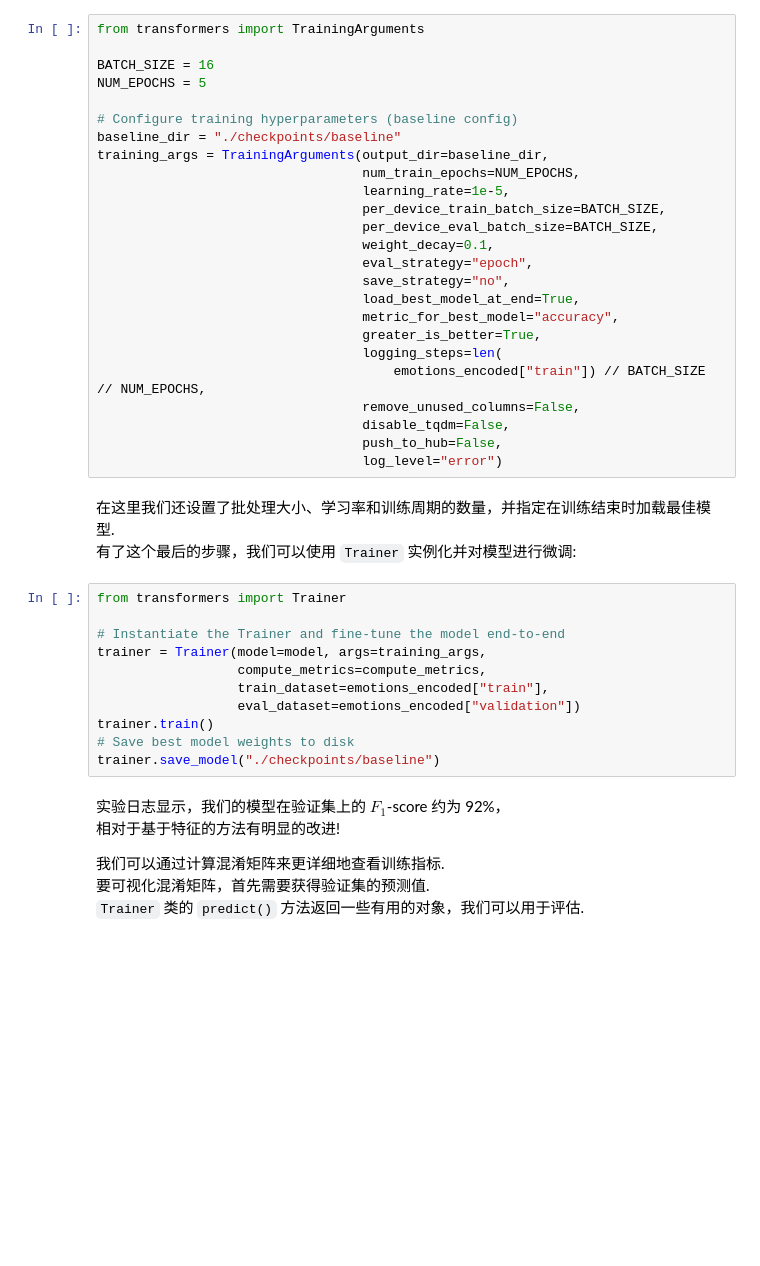
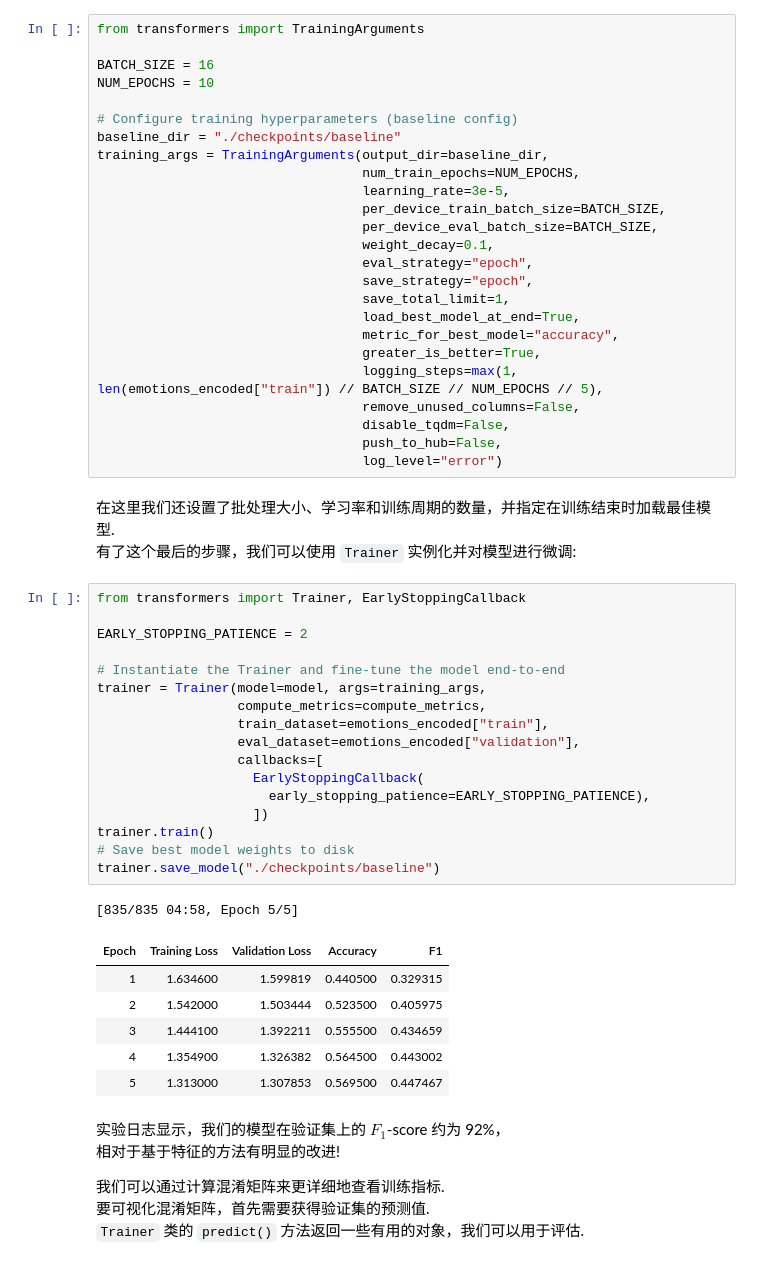
Before and after one commit to Snivallus/Introduction-to-AI-Project-02, a Jupyter notebook: project.ipynb, the cells around one changed output. Drawn from its saved outputs; the diff is of its cells as text; blank space fills up the shorter version.

```diff
--- a/project.ipynb
+++ b/project.ipynb
@@ -961,23 +973,23 @@ def compute_metrics(pred):
 from transformers import TrainingArguments
 
 BATCH_SIZE = 16
-NUM_EPOCHS = 5
+NUM_EPOCHS = 10
 
 # Configure training hyperparameters (baseline config)
 baseline_dir = "./checkpoints/baseline"
 training_args = TrainingArguments(output_dir=baseline_dir,
                                   num_train_epochs=NUM_EPOCHS,
-                                  learning_rate=1e-5,
+                                  learning_rate=3e-5,
                                   per_device_train_batch_size=BATCH_SIZE,
                                   per_device_eval_batch_size=BATCH_SIZE,
                                   weight_decay=0.1,
                                   eval_strategy="epoch",
-                                  save_strategy="no",
+                                  save_strategy="epoch",
+                                  save_total_limit=1,
                                   load_best_model_at_end=True,
                                   metric_for_best_model="accuracy",
                                   greater_is_better=True,
-                                  logging_steps=len(
-                                      emotions_encoded["train"]) // BATCH_SIZE // NUM_EPOCHS,
+                                  logging_steps=max(1, len(emotions_encoded["train"]) // BATCH_SIZE // NUM_EPOCHS // 5),
                                   remove_unused_columns=False,
                                   disable_tqdm=False,
                                   push_to_hub=False,
@@ -986,16 +998,30 @@ training_args = TrainingArguments(output_dir=baseline_dir,
 在这里我们还设置了批处理大小、学习率和训练周期的数量，并指定在训练结束时加载最佳模型.
 有了这个最后的步骤，我们可以使用 `Trainer` 实例化并对模型进行微调:
 # %%
-from transformers import Trainer
+from transformers import Trainer, EarlyStoppingCallback
+
+EARLY_STOPPING_PATIENCE = 2
 
 # Instantiate the Trainer and fine-tune the model end-to-end
 trainer = Trainer(model=model, args=training_args,
                   compute_metrics=compute_metrics,
                   train_dataset=emotions_encoded["train"],
-                  eval_dataset=emotions_encoded["validation"])
+                  eval_dataset=emotions_encoded["validation"],
+                  callbacks=[
+                    EarlyStoppingCallback(
+                      early_stopping_patience=EARLY_STOPPING_PATIENCE),
+                    ])
 trainer.train()
 # Save best model weights to disk
 trainer.save_model("./checkpoints/baseline")
+# %% [output]
+[835/835 04:58, Epoch 5/5]
+| Epoch | Training Loss | Validation Loss | Accuracy | F1 |
+| 1 | 1.634600 | 1.599819 | 0.440500 | 0.329315 |
+| 2 | 1.542000 | 1.503444 | 0.523500 | 0.405975 |
+| 3 | 1.444100 | 1.392211 | 0.555500 | 0.434659 |
+| 4 | 1.354900 | 1.326382 | 0.564500 | 0.443002 |
+| 5 | 1.313000 | 1.307853 | 0.569500 | 0.447467 |
 # %% [markdown]
 实验日志显示，我们的模型在验证集上的 $F_1$-score 约为 92%，
 相对于基于特征的方法有明显的改进!
```
Also changed, not shown: parts of 3 cells of this notebook, 2 other files.
